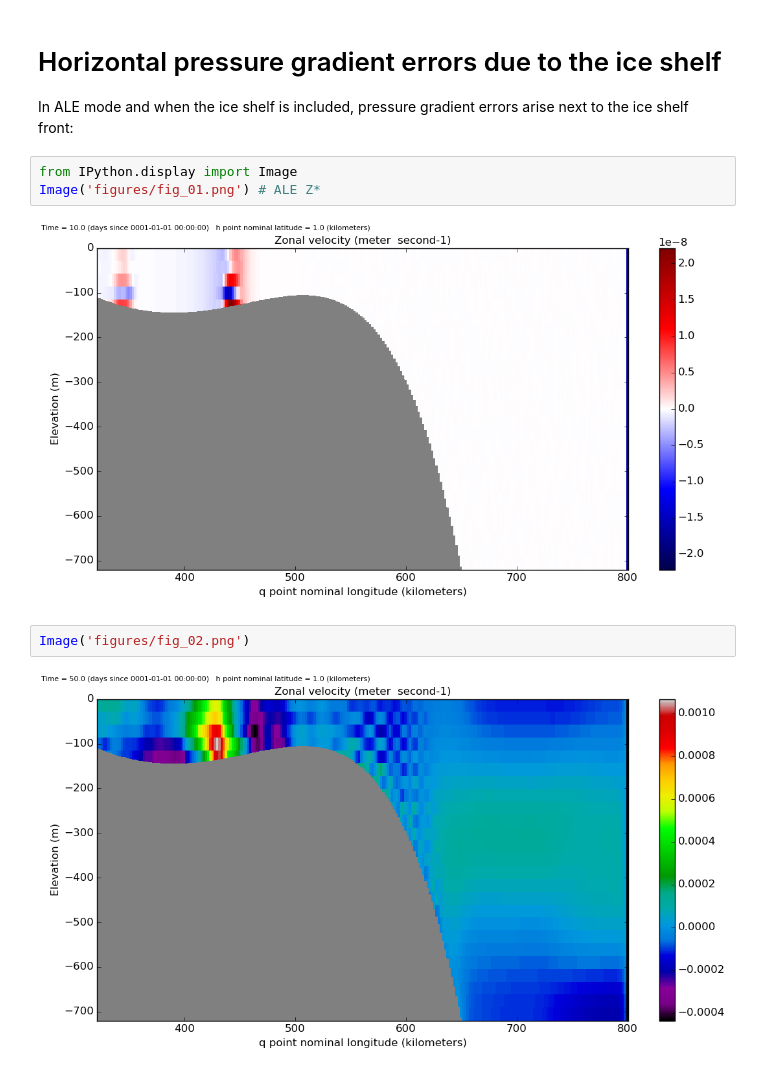
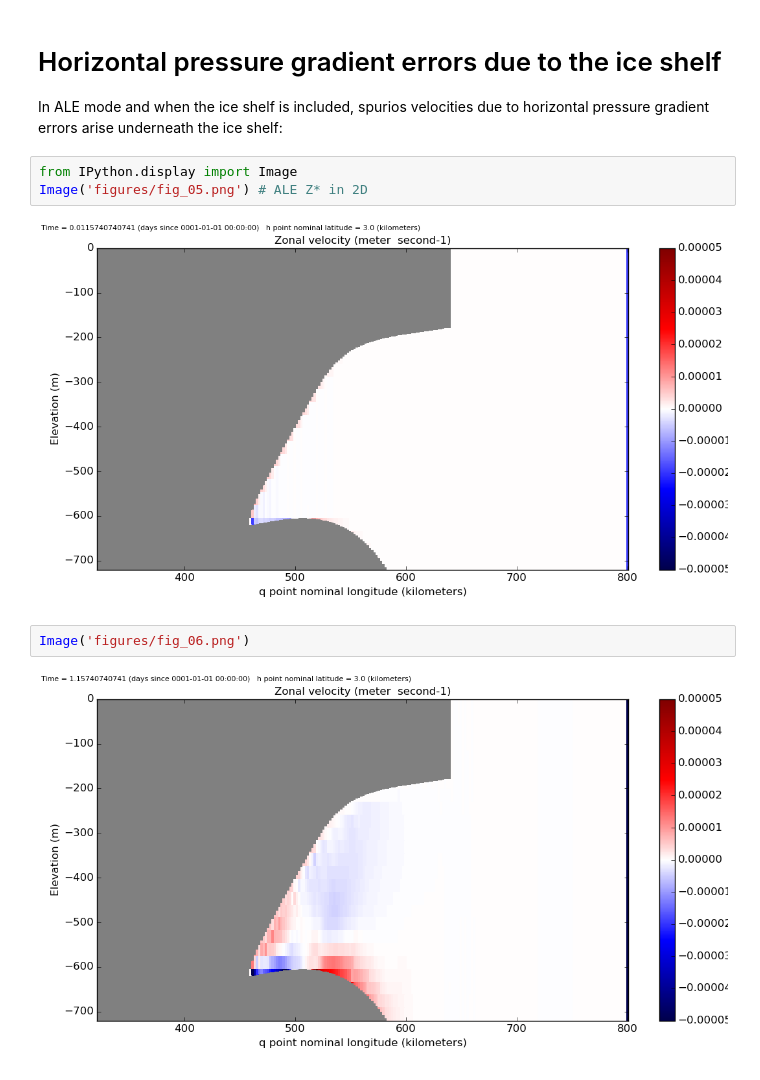
Before and after one commit to gustavo-marques/ISOMIP, a Jupyter notebook: horizontal_pressure_gradient_errors_due_to_the_ice_shelf.ipynb, the cells around one changed output. Cells and saved outputs as stored; diff of their text form.

Commit message:
Updated notebook for horizontal pressure gradient errors underneath the ice shelf

```diff
--- a/horizontal_pressure_gradient_errors_due_to_the_ice_shelf.ipynb
+++ b/horizontal_pressure_gradient_errors_due_to_the_ice_shelf.ipynb
@@ -1,14 +1,14 @@
 # %% [markdown]
 # Horizontal pressure gradient errors due to the ice shelf  #
 
-In ALE mode and when the ice shelf is included, pressure gradient errors arise next to the ice shelf front:
+In ALE mode and when the ice shelf is included, spurios velocities due to horizontal pressure gradient errors arise underneath the ice shelf:
 # %%
 from IPython.display import Image
-Image('figures/fig_01.png') # ALE Z*
+Image('figures/fig_05.png') # ALE Z* in 2D
 # %% [output]
-[figure, old version]
+[figure, new version]
 # %%
-Image('figures/fig_02.png')
+Image('figures/fig_06.png')
 # %% [output]
-[figure, old version]
+[figure, new version]
 # %%
```
Also changed, not shown: parts of 4 cells of this notebook, 3 other files.
